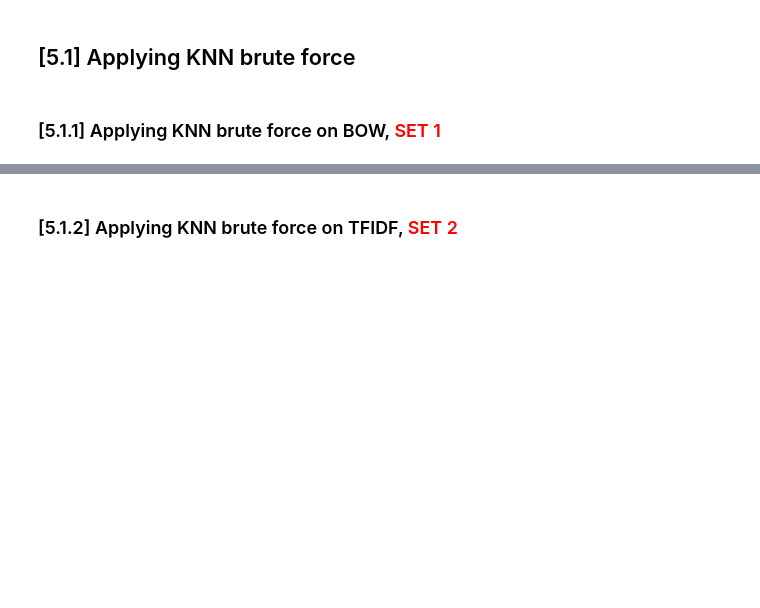
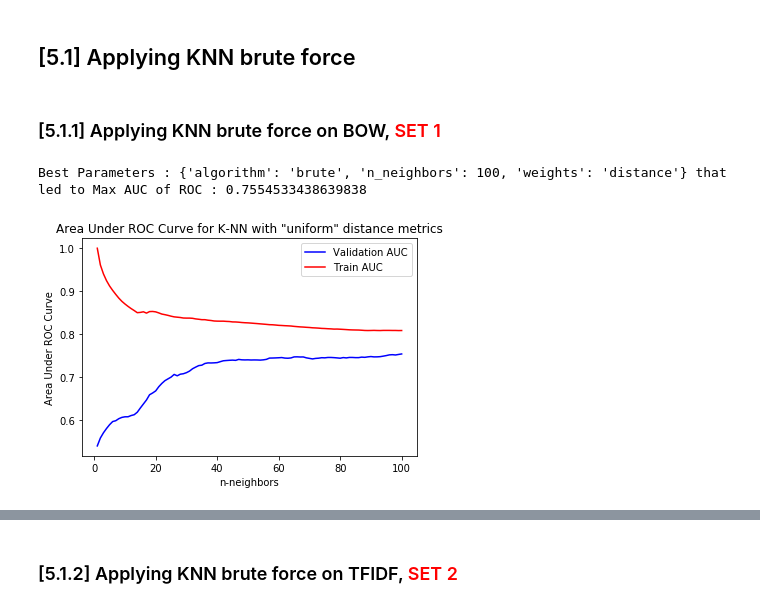
Before and after one commit to amsreekanth/ML-Archives, a Jupyter notebook: Assignment03 - Amazon Fine Food Reviews Analysis_KNN.ipynb, the cells around one changed output, grey strips where cells are left out. Drawn from its saved outputs; the diff is of its cells as text; code cells hidden in the pictures; blank space fills up the shorter version.

```diff
--- a/Assignment03 - Amazon Fine Food Reviews Analysis_KNN.ipynb
+++ b/Assignment03 - Amazon Fine Food Reviews Analysis_KNN.ipynb
@@ -640,0 +648,80 @@ for sent in tqdm(list_of_sentance): # for each review/sentence
+# %%
+# Please write all the code with proper documentation
+
+#Check if the model is trained and saved
+model_path = '/home/monodeepdas112/Datasets/saved_models/grid_search_cv_bow.pkl'
+X = final_bigram_counts
+Y = final['Score'].values
+if(os.path.exists(model_path)):
+
+    #if present simply load the model
+    with open(model_path, 'rb') as input_file:
+        clf = pickle.load(input_file)
+else:
+    #if model not present then initialize --> perform cross validation --> save it to the above file path
+    knn = KNeighborsClassifier()
+    parameters_grid = {
+        'weights' : ['uniform', 'distance'],
+        'algorithm' : ['brute'],
+        'n_neighbors' : [i for i in range(1,101)]
+    }
+
+    clf = GridSearchCV(estimator=knn,
+                       param_grid=parameters_grid,
+                       scoring='roc_auc',
+                       verbose=1,
+                       error_score='raise',
+                       cv = 10,
+                       iid=False,
+                       pre_dispatch='4*n_jobs',
+                       return_train_score=True, n_jobs=-2)
+    #Start to fit the model to get the best hyperparameters
+    clf.fit(X, Y)
+
+    with open(model_path, 'wb') as output_file:
+        pickle.dump(clf, output_file)
+
+#Calling the analyze model to get the insights of the model performance and to plot it roc_auc curve
+print('\nBest Parameters : {0} that led to Max AUC of ROC : {1}'.format(clf.best_params_, clf.best_score_))
+cresults = pd.DataFrame(clf.cv_results_)
+
+cresults = pd.DataFrame(cresults.loc[:,['param_n_neighbors',
+                                      'param_weights',
+                                      'rank_test_score',
+                                      'mean_train_score',
+                                      'mean_test_score',
+                                      'std_train_score',
+                                      'std_test_score',]])
+#Sorting the dataframe as per the best test scores
+cresults = cresults.sort_values(by=['rank_test_score'], ascending=[True])
+
+uniform_weighted = cresults[cresults['param_weights']=='uniform'].sort_values(by=['param_n_neighbors'],
+                                                                              ascending=[True])
+distance_weighted = cresults[cresults['param_weights']=='distance'].sort_values(by=['param_n_neighbors'],
+                                                                                ascending=[True])
+plt.plot(uniform_weighted.param_n_neighbors.tolist(),
+         uniform_weighted.mean_test_score.tolist(),
+         c='b', label='Validation AUC')
+plt.plot(uniform_weighted.param_n_neighbors.tolist(),
+         uniform_weighted.mean_train_score.tolist(),
+         c='r', label='Train AUC')
+plt.xlabel('n-neighbors')
+plt.ylabel('Area Under ROC Curve')
+plt.title('Area Under ROC Curve for K-NN with "uniform" distance metrics')
+plt.legend(loc='best')
+plt.show()
+
+plt.plot(uniform_weighted.param_n_neighbors.tolist(),
+         uniform_weighted.mean_test_score.tolist(),
+         c='b', label='Validation AUC')
+plt.plot(uniform_weighted.param_n_neighbors.tolist(),
+         uniform_weighted.mean_train_score.tolist(),
+         c='r', label='Train AUC')
+plt.xlabel('n-neighbors')
+plt.ylabel('Area Under ROC Curve')
+plt.title('Area Under ROC Curve for K-NN with "inverse-distance" distance metrics')
+plt.legend(loc='best')
+plt.show()
+# %% [output]
+Best Parameters : {'algorithm': 'brute', 'n_neighbors': 100, 'weights': 'distance'} that led to Max AUC of ROC : 0.7554533438639838
+[figure, added]
```
Also changed, not shown: parts of 6 cells of this notebook.
